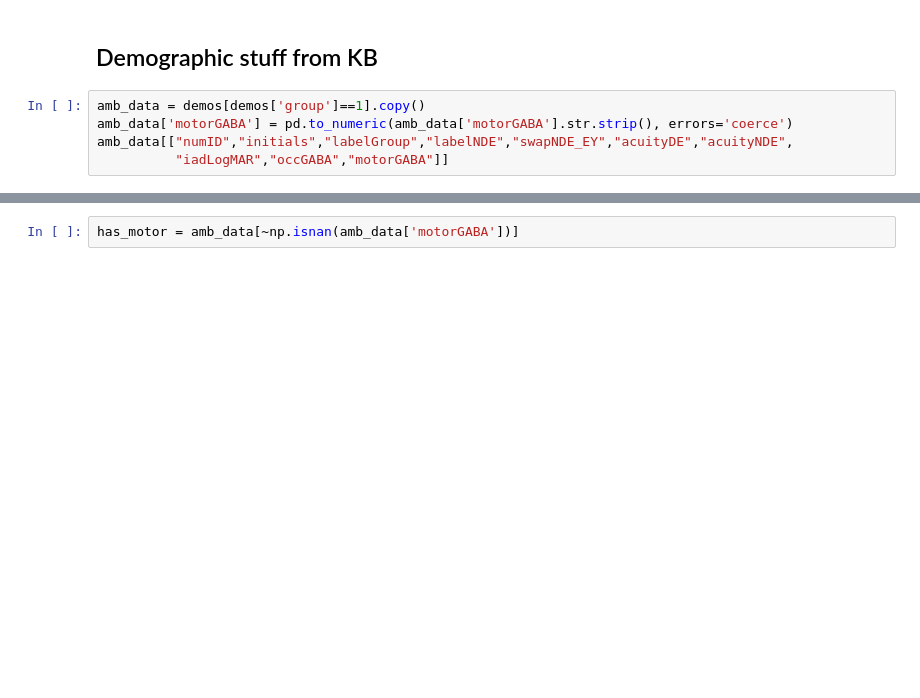
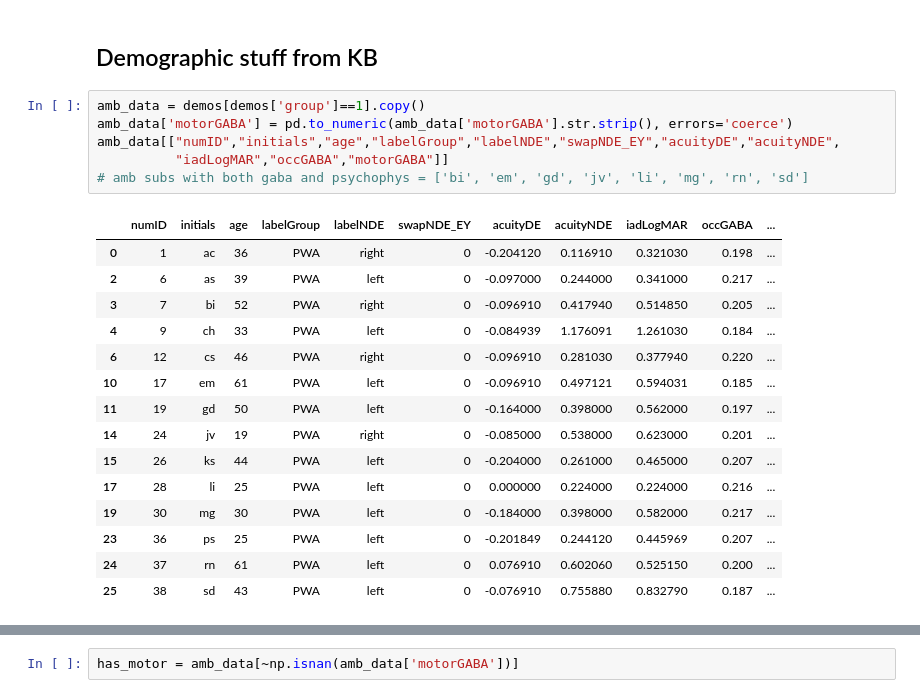
Before and after one commit to smerdis/mrs_amblyopia, a Jupyter notebook: New Analyses post JNeuro rejection.ipynb, the cells around one changed output, grey strips where cells are left out. Saved outputs shown, nothing was run; the diff lists cells and outputs as text; blank space fills up the shorter version.

```diff
--- a/New Analyses post JNeuro rejection.ipynb
+++ b/New Analyses post JNeuro rejection.ipynb
@@ -89,8 +139,25 @@ plot_dir = f"plots/cercor2021"
 # %%
 amb_data = demos[demos['group']==1].copy()
 amb_data['motorGABA'] = pd.to_numeric(amb_data['motorGABA'].str.strip(), errors='coerce')
-amb_data[["numID","initials","labelGroup","labelNDE","swapNDE_EY","acuityDE","acuityNDE",
+amb_data[["numID","initials","age","labelGroup","labelNDE","swapNDE_EY","acuityDE","acuityNDE",
           "iadLogMAR","occGABA","motorGABA"]]
+# amb subs with both gaba and psychophys = ['bi', 'em', 'gd', 'jv', 'li', 'mg', 'rn', 'sd']
+# %% [output]
+|  | numID | initials | age | labelGroup | labelNDE | swapNDE_EY | acuityDE | acuityNDE | iadLogMAR | occGABA | ... |
+| 0 | 1 | ac | 36 | PWA | right | 0 | -0.204120 | 0.116910 | 0.321030 | 0.198 | ... |
+| 2 | 6 | as | 39 | PWA | left | 0 | -0.097000 | 0.244000 | 0.341000 | 0.217 | ... |
+| 3 | 7 | bi | 52 | PWA | right | 0 | -0.096910 | 0.417940 | 0.514850 | 0.205 | ... |
+| 4 | 9 | ch | 33 | PWA | left | 0 | -0.084939 | 1.176091 | 1.261030 | 0.184 | ... |
+| 6 | 12 | cs | 46 | PWA | right | 0 | -0.096910 | 0.281030 | 0.377940 | 0.220 | ... |
+| 10 | 17 | em | 61 | PWA | left | 0 | -0.096910 | 0.497121 | 0.594031 | 0.185 | ... |
+| 11 | 19 | gd | 50 | PWA | left | 0 | -0.164000 | 0.398000 | 0.562000 | 0.197 | ... |
+| 14 | 24 | jv | 19 | PWA | right | 0 | -0.085000 | 0.538000 | 0.623000 | 0.201 | ... |
+| 15 | 26 | ks | 44 | PWA | left | 0 | -0.204000 | 0.261000 | 0.465000 | 0.207 | ... |
+| 17 | 28 | li | 25 | PWA | left | 0 | 0.000000 | 0.224000 | 0.224000 | 0.216 | ... |
+| 19 | 30 | mg | 30 | PWA | left | 0 | -0.184000 | 0.398000 | 0.582000 | 0.217 | ... |
+| 23 | 36 | ps | 25 | PWA | left | 0 | -0.201849 | 0.244120 | 0.445969 | 0.207 | ... |
+| 24 | 37 | rn | 61 | PWA | left | 0 | 0.076910 | 0.602060 | 0.525150 | 0.200 | ... |
+| 25 | 38 | sd | 43 | PWA | left | 0 | -0.076910 | 0.755880 | 0.832790 | 0.187 | ... |
 # %%
 #tt_eyes = st.ttest_ind(amb_data['acuityDE'], amb_data['acuityNDE'], nan_policy='omit') # are the eyes different in acuity?
 #print(tt_eyes)
```
Also changed, not shown: parts of 106 cells of this notebook.
